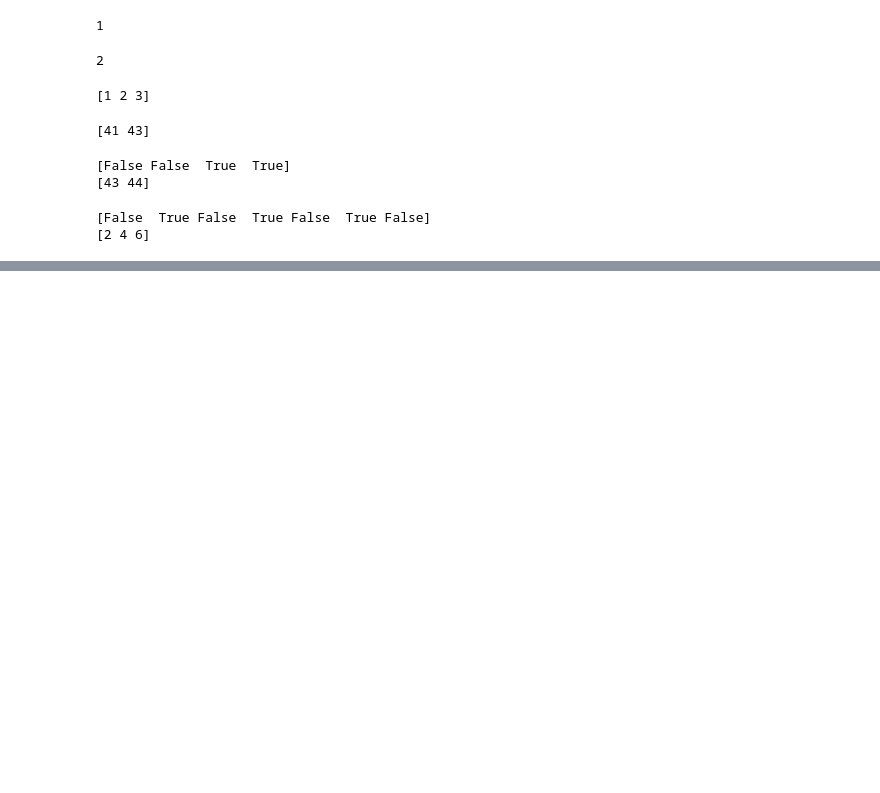
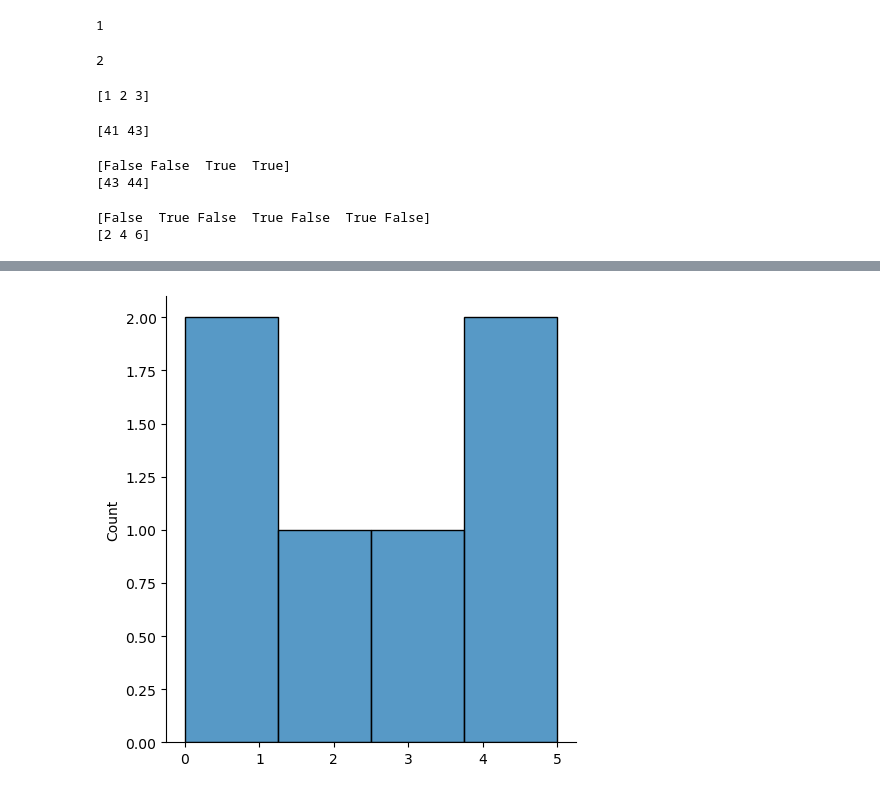
Before and after one commit to nimakarimiank/python-challenges, a Jupyter notebook: syntax review/numpy/learn.ipynb, the cells around one changed output, grey strips where cells are left out. Drawn from its saved outputs; the diff is of its cells as text; code cells hidden in the pictures; blank space fills up the shorter version.

```diff
--- a/syntax review/numpy/learn.ipynb
+++ b/syntax review/numpy/learn.ipynb
@@ -463,0 +477,6 @@ shuffled arr:  [5 6 7 1 3 2 4]
+# %%
+sb.displot([0, 1, 2, 3, 4, 5])
+
+plt.show()
+# %% [output]
+[figure, added]
```
Also changed, not shown: parts of 14 cells of this notebook.
